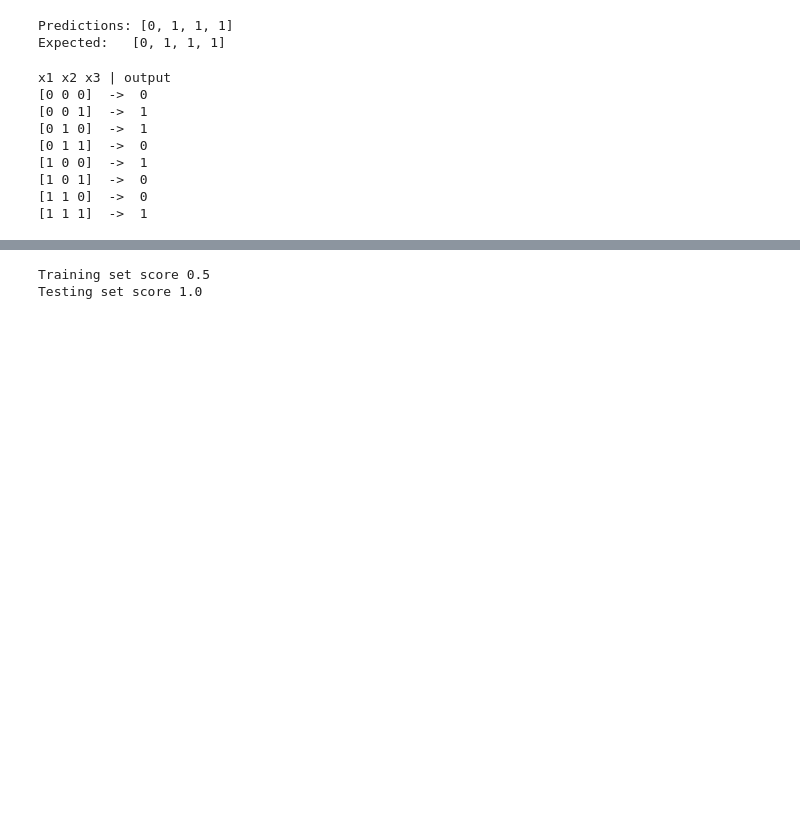
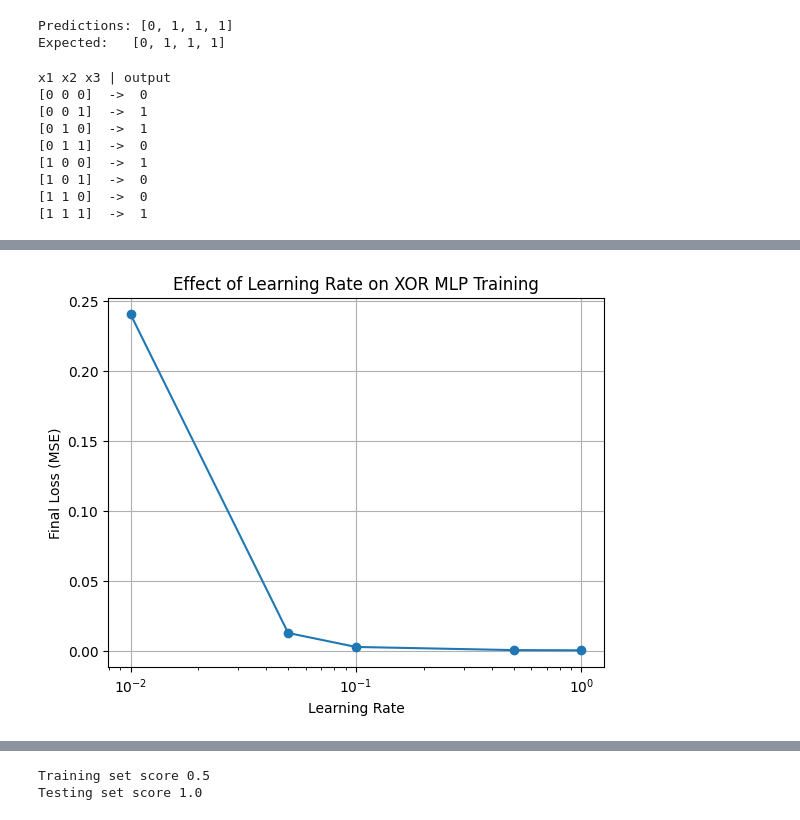
Before and after one commit to SameekshaPadigelawar/DEEP-LEARNING-PRACTICE, a Jupyter notebook: DL_LAB1.ipynb, the cells around one changed output, grey strips where cells are left out. Saved outputs shown, nothing was run; the diff lists cells and outputs as text; code cells hidden in the pictures; blank space fills up the shorter version.

```diff
--- a/DL_LAB1.ipynb
+++ b/DL_LAB1.ipynb
@@ -404,0 +407,88 @@ x1 x2 x3 | output
+# %%
+# MLP for XOR – Effect of Learning Rate on Loss
+import numpy as np
+import matplotlib.pyplot as plt
+
+# --------------------------------------------------
+# Activation functions
+# --------------------------------------------------
+def sigmoid(x):
+    return 1 / (1 + np.exp(-x))
+
+def sigmoid_derivative(x):
+    return x * (1 - x)
+
+# --------------------------------------------------
+# XOR Dataset
+# --------------------------------------------------
+X = np.array([
+    [0, 0],
+    [0, 1],
+    [1, 0],
+    [1, 1]
+])
+
+y = np.array([[0], [1], [1], [0]])
+
+# --------------------------------------------------
+# Learning rates to test
+# --------------------------------------------------
+learning_rates = [0.01, 0.05, 0.1, 0.5, 1.0]
+final_losses = []
+
+epochs = 10000
+
+# --------------------------------------------------
+# Train model for each learning rate
+# --------------------------------------------------
+for lr in learning_rates:
+
+    np.random.seed(42)  # Same initialization for fair comparison
+
+    # Initialize weights and biases
+    W1 = np.random.rand(2, 2)
+    b1 = np.random.rand(1, 2)
+
+    W2 = np.random.rand(2, 1)
+    b2 = np.random.rand(1, 1)
+
+    # Training loop
+    for epoch in range(epochs):
+
+        # Forward propagation
+        hidden_input = np.dot(X, W1) + b1
+        hidden_output = sigmoid(hidden_input)
+
+        final_input = np.dot(hidden_output, W2) + b2
+        y_pred = sigmoid(final_input)
+
+        # Loss
+        error = y - y_pred
+        loss = np.mean(error ** 2)
+
+        # Backpropagation
+        d_output = error * sigmoid_derivative(y_pred)
+        d_hidden = d_output.dot(W2.T) * sigmoid_derivative(hidden_output)
+
+        # Update weights and biases
+        W2 += hidden_output.T.dot(d_output) * lr
+        b2 += np.sum(d_output, axis=0, keepdims=True) * lr
+
+        W1 += X.T.dot(d_hidden) * lr
+        b1 += np.sum(d_hidden, axis=0, keepdims=True) * lr
+
+    final_losses.append(loss)
+    print(f"Learning Rate: {lr}, Final Loss: {loss:.6f}")
+
+# --------------------------------------------------
+# Plot Loss vs Learning Rate
+# --------------------------------------------------
+plt.figure()
+plt.plot(learning_rates, final_losses, marker='o')
+plt.xlabel("Learning Rate")
+plt.ylabel("Final Loss (MSE)")
+plt.title("Effect of Learning Rate on XOR MLP Training")
+plt.xscale("log")
+plt.grid(True)
+plt.show()
+# %% [output]
@@ -404,0 +500 @@ x1 x2 x3 | output
+[figure, added]
```
Also changed, not shown: parts of 5 cells of this notebook.
